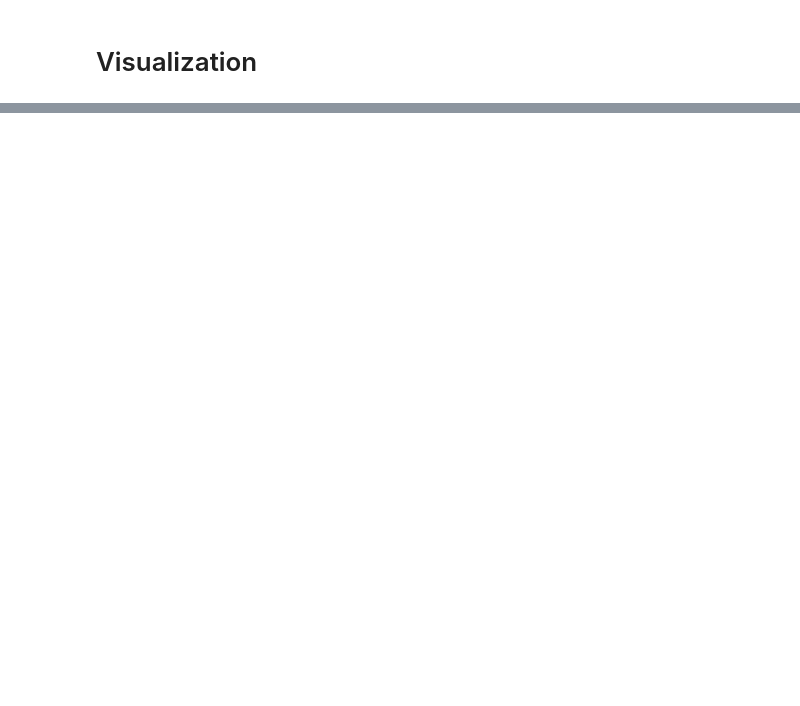
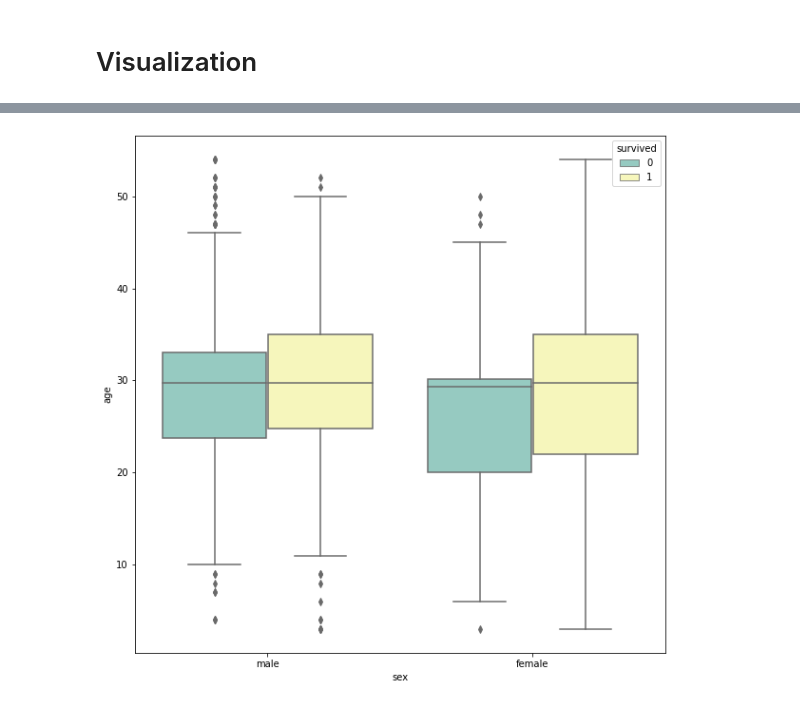
Before and after one commit to vimalgalani28/Sem-6-Assignments, a Jupyter notebook: DSBDA/ass9/assignment09.ipynb, the cells around one changed output, grey strips where cells are left out. Cells and saved outputs as stored; diff of their text form; code cells hidden in the pictures; blank space fills up the shorter version.

```diff
--- a/DSBDA/ass9/assignment09.ipynb
+++ b/DSBDA/ass9/assignment09.ipynb
@@ -107,0 +113,3 @@ plt.show()
+# %%
+outlierDetection('age',df)
+df = df.reset_index(drop=True)
@@ -107,0 +132,7 @@ plt.show()
+# %%
+#boxplot
+plt.figure(figsize = (10,10))
+sns.boxplot(data=df,x='sex',y='age',hue='survived',palette="Set3")
+plt.show()
+# %% [output]
+[figure, added]
```
Also changed, not shown: parts of 9 cells of this notebook.
